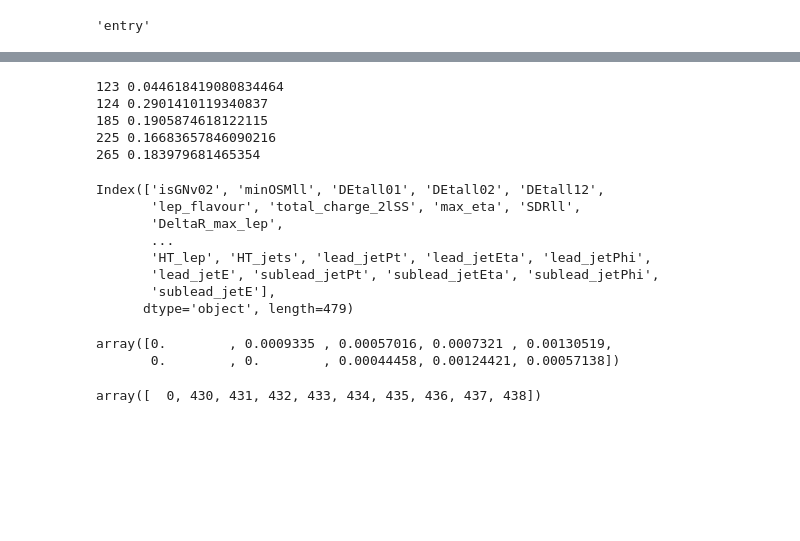
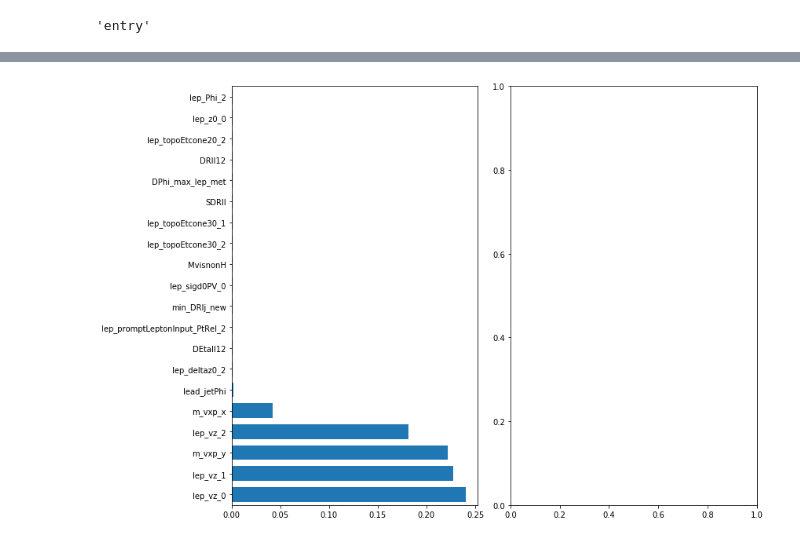
Before and after one commit to grevtsovkirill/trilep_res_anomaly_nn, a Jupyter notebook: display_effect.ipynb, the cells around one changed output, grey strips where cells are left out. Drawn from its saved outputs; the diff is of its cells as text; code cells hidden in the pictures; blank space fills up the shorter version.

Commit message:
clean test functions, intialize nn

```diff
--- a/display_effect.ipynb
+++ b/display_effect.ipynb
@@ -248,0 +230,13 @@ X = X.drop(final_clean,axis=1)
+# %%
+
+def model_input(df1,df2):
+    df1['ltype'] = 1
+    df2['ltype'] = 0
+    X = pandas.concat([df1,df2], sort=True)
+    y = X['ltype']
+    X.drop(['ltype','label','t_w'],axis=1, inplace=True)
+    X=test_nans_float32_infs(X)
+    X=only_unique(X)
+    return X,y
+# %%
+X,y=model_input(data_class,bkg_class)
@@ -345,2 +255,0 @@ len(Xnew2.columns)
-# %%
-c_n2= clf.fit(Xnew2, y)
@@ -405,32 +256,20 @@ array([  0, 118, 119, 120, 121, 351, 350, 126, 325, 324, 130, 323, 322,
-# %%
-j=0
-for i in clf.feature_importances_:
-    j+=1
-    if i >0.01:
-        print(j,i)
-# %% [output]
-123 0.044618419080834464
-124 0.2901410119340837
-185 0.1905874618122115
-225 0.16683657846090216
-265 0.183979681465354
-# %%
-X_noTr.columns
-# %% [output]
-Index(['isGNv02', 'minOSMll', 'DEtall01', 'DEtall02', 'DEtall12',
-       'lep_flavour', 'total_charge_2lSS', 'max_eta', 'SDRll',
-       'DeltaR_max_lep',
-       ...
-       'HT_lep', 'HT_jets', 'lead_jetPt', 'lead_jetEta', 'lead_jetPhi',
-       'lead_jetE', 'sublead_jetPt', 'sublead_jetEta', 'sublead_jetPhi',
-       'sublead_jetE'],
-      dtype='object', length=479)
-# %%
-clf.feature_importances_[:10]
-# %% [output]
-array([0.        , 0.0009335 , 0.00057016, 0.0007321 , 0.00130519,
-       0.        , 0.        , 0.00044458, 0.00124421, 0.00057138])
-# %%
-tree_importance_sorted_idx_short[:10]
-# %% [output]
-array([  0, 430, 431, 432, 433, 434, 435, 436, 437, 438])
+# %%
+c_n2= clf.fit(X, y)
+# %%
+tree_importance_sorted_idx = np.flip(np.argsort(c_n2.feature_importances_))
+tree_indices = np.arange(0, len(c_n2.feature_importances_)) + 0.5
+#tree_indices = np.arange(0, 20)
+
+
+
+fig, (ax1, ax2) = plt.subplots(1, 2, figsize=(12, 8))
+ax1.barh(tree_indices,
+         c_n2.feature_importances_[tree_importance_sorted_idx], height=0.7)
+ax1.set_yticklabels(X.columns[tree_importance_sorted_idx])
+ax1.set_yticks(tree_indices)
+#ax1.set_ylim((len(clf.feature_importances_)-20,len(clf.feature_importances_)))
+ax1.set_ylim((0,20))
+fig.tight_layout()
+plt.show()
+# %% [output]
+[figure, added]
```
Also changed, not shown: parts of 58 cells of this notebook.
